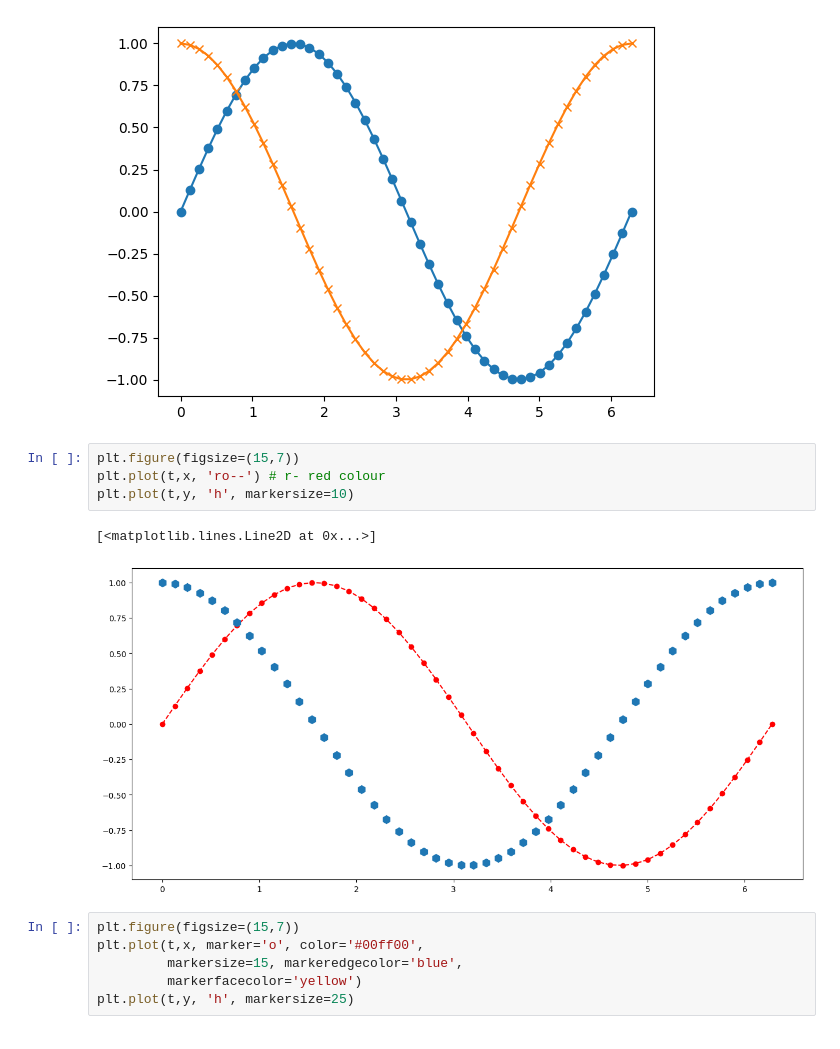
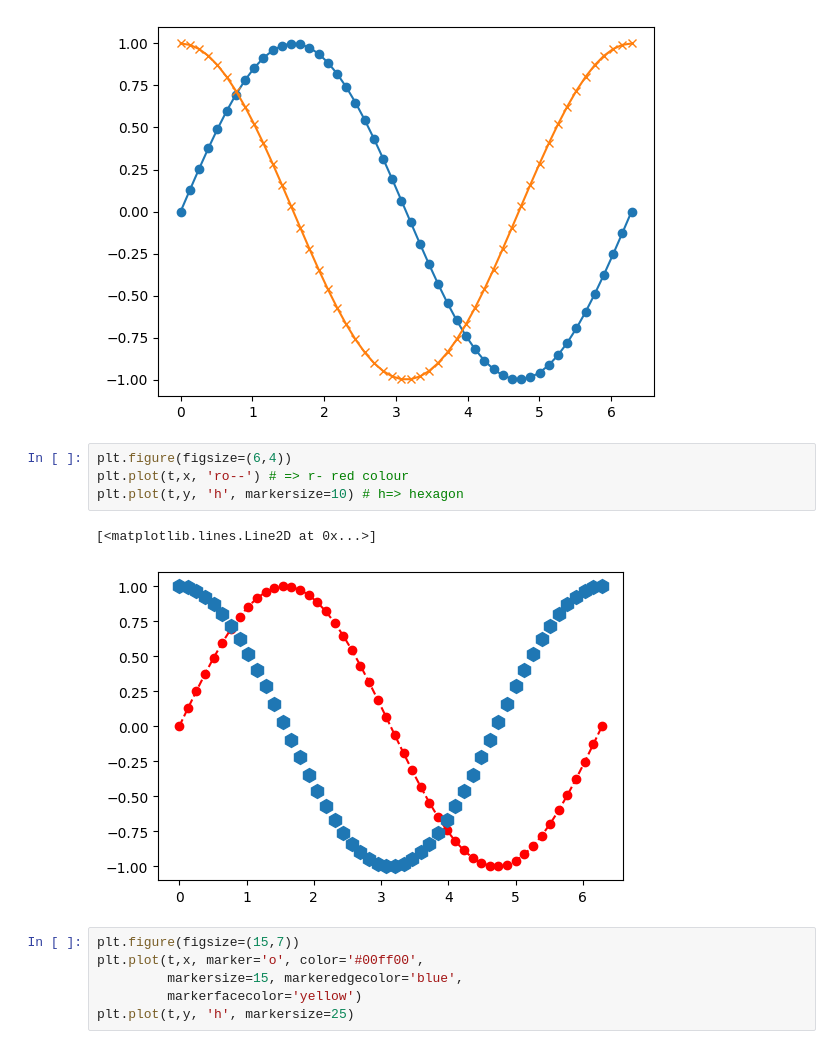
Before and after one commit to y-usuf09/Python---Data-Analytics, a Jupyter notebook: Data Analysis/visualization.ipynb, the cells around one changed output. Drawn from its saved outputs; the diff is of its cells as text.

```diff
--- a/Data Analysis/visualization.ipynb
+++ b/Data Analysis/visualization.ipynb
@@ -17,12 +17,12 @@ plt.plot(t,y, 'x-')
 [<matplotlib.lines.Line2D at 0x...>]
 [figure]
 # %%
-plt.figure(figsize=(15,7))
-plt.plot(t,x, 'ro--') # r- red colour
-plt.plot(t,y, 'h', markersize=10)
+plt.figure(figsize=(6,4))
+plt.plot(t,x, 'ro--') # => r- red colour
+plt.plot(t,y, 'h', markersize=10) # h=> hexagon
 # %% [output]
 [<matplotlib.lines.Line2D at 0x...>]
-[figure, old version]
+[figure, new version]
 # %%
 plt.figure(figsize=(15,7))
 plt.plot(t,x, marker='o', color='#00ff00',
```
Also changed, not shown: 1 other file.
